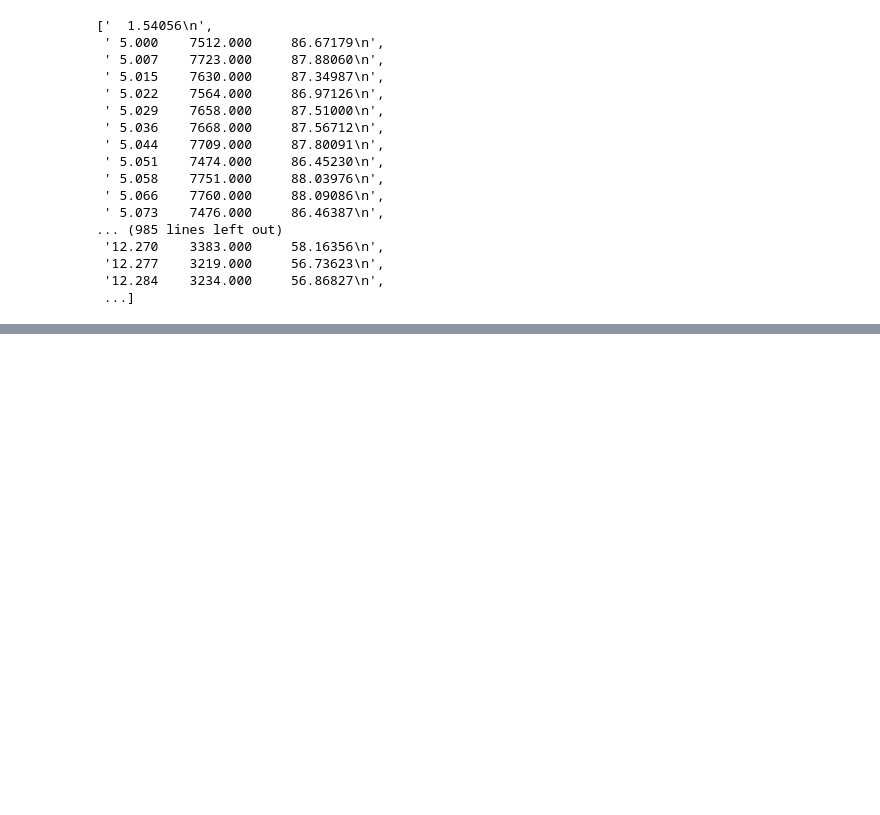
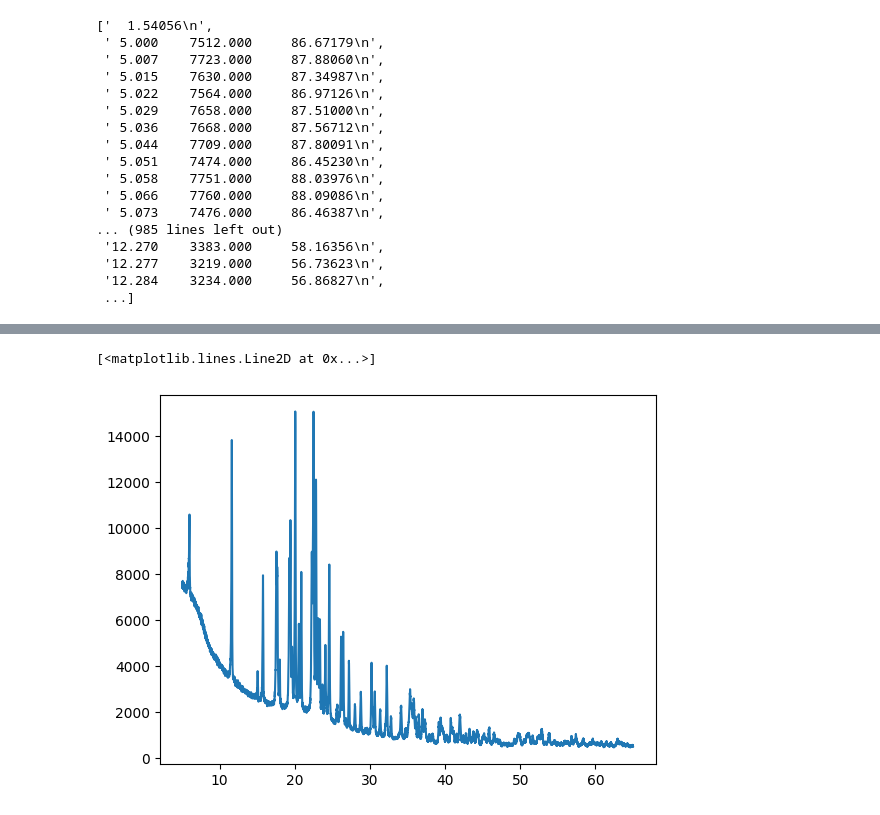
Before and after one commit to rikoimade/gallop, a Jupyter notebook: test_gallop.ipynb, the cells around one changed output, grey strips where cells are left out. Cells and saved outputs as stored; diff of their text form; code cells hidden in the pictures; blank space fills up the shorter version.

```diff
--- a/test_gallop.ipynb
+++ b/test_gallop.ipynb
@@ -117,0 +120,5 @@ pxrd_clean2
+# %%
+plt.plot(pxrd_clean2[:,0], pxrd_clean2[:, 1] - pxrd_clean2[:, 2])
+# %% [output]
+[<matplotlib.lines.Line2D at 0x...>]
+[figure, added]
```
Also changed, not shown: parts of 6 cells of this notebook.
